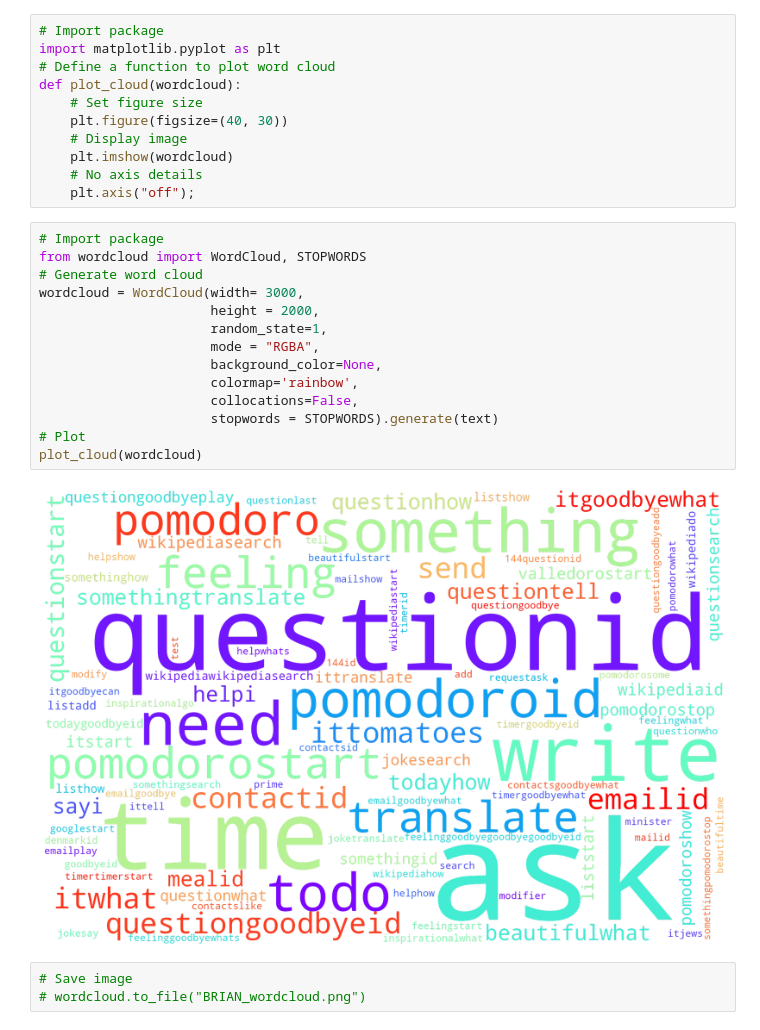
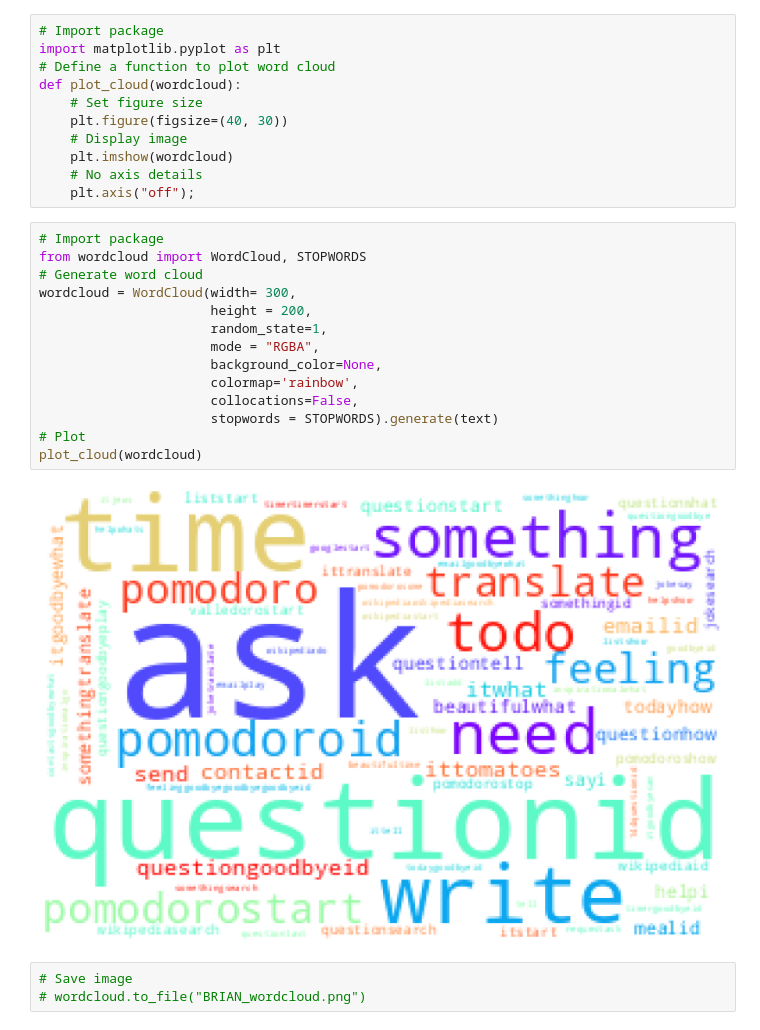
Before and after one commit to IAmGregorJ/BRIAN_Code, a Jupyter notebook: Scripts/BRIAN_wordcloud.ipynb, the cells around one changed output. Drawn from its saved outputs; the diff is of its cells as text.

Commit message:
wordcloud script modified

```diff
--- a/Scripts/BRIAN_wordcloud.ipynb
+++ b/Scripts/BRIAN_wordcloud.ipynb
@@ -30,19 +30,19 @@ def plot_cloud(wordcloud):
 # %%
 # Import package
 from wordcloud import WordCloud, STOPWORDS
 # Generate word cloud
-wordcloud = WordCloud(width= 3000,
-                      height = 2000,
+wordcloud = WordCloud(width= 300,
+                      height = 200,
                       random_state=1,
                       mode = "RGBA",
                       background_color=None,
                       colormap='rainbow',
                       collocations=False,
                       stopwords = STOPWORDS).generate(text)
 # Plot
 plot_cloud(wordcloud)
 # %% [output]
-[figure, old version]
+[figure, new version]
 # %%
 # Save image
 # wordcloud.to_file("BRIAN_wordcloud.png")
```
